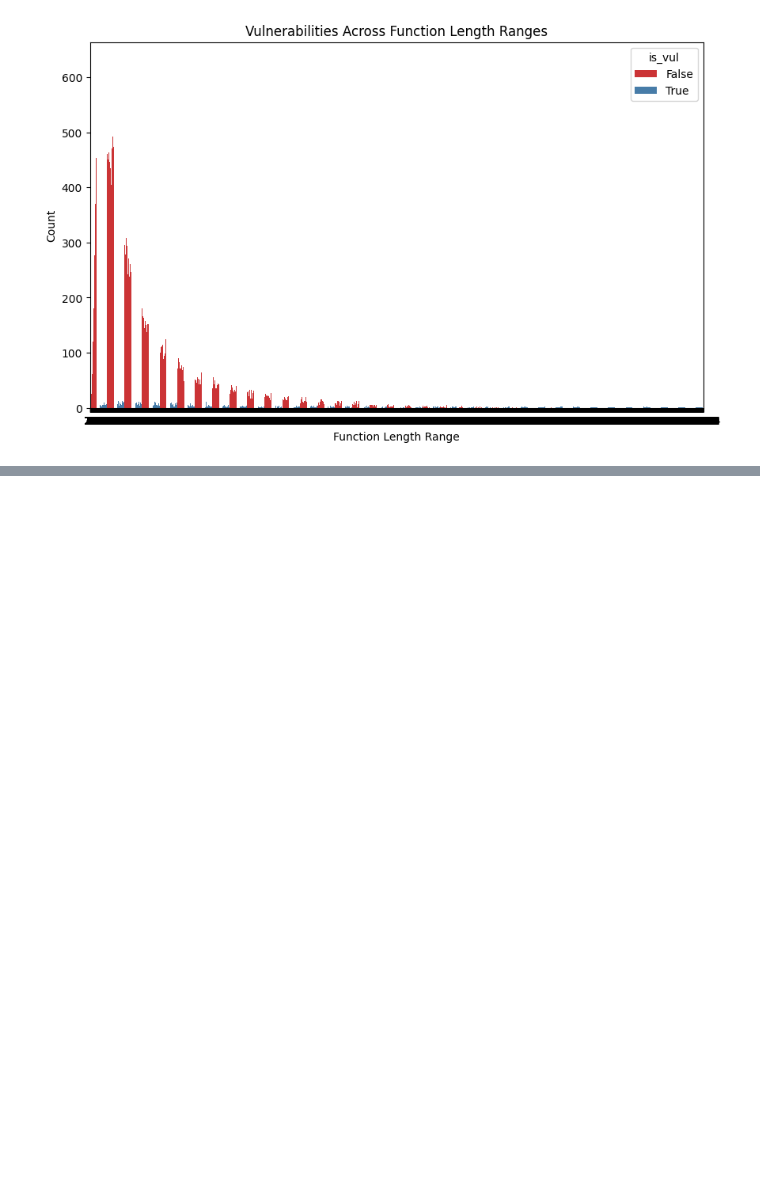
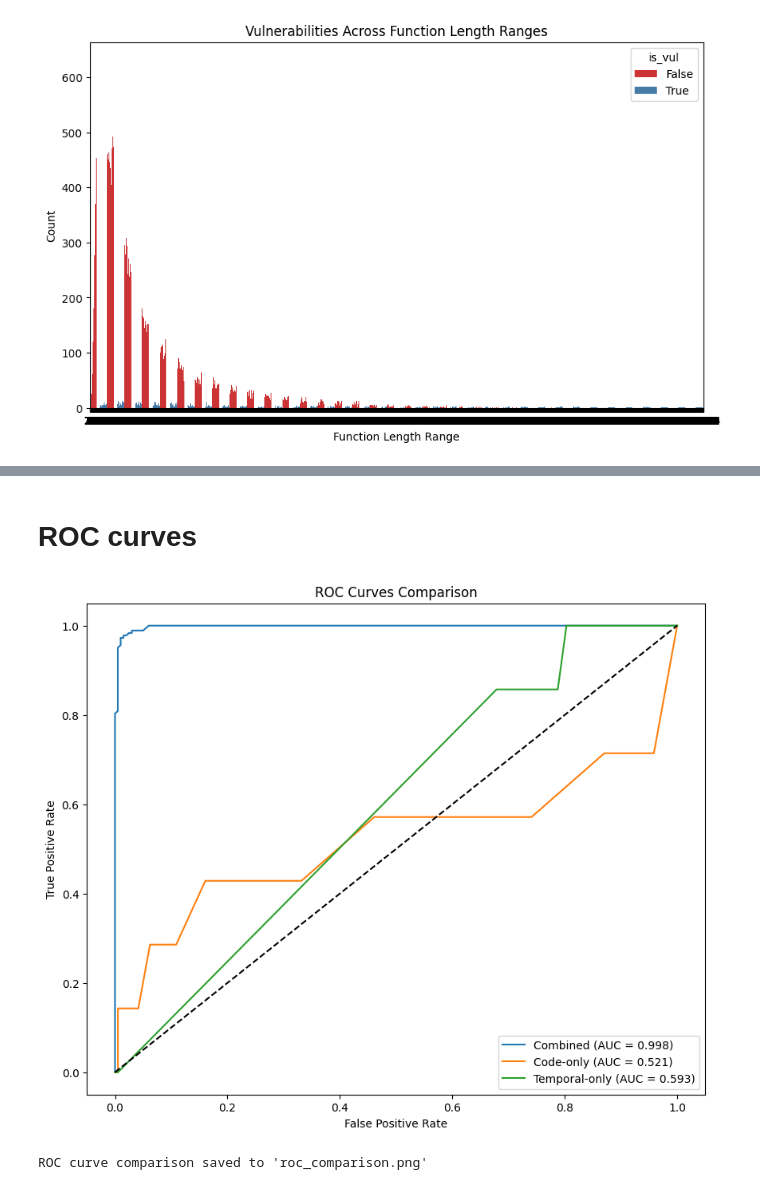
Before and after one commit to joeadham/MineSecVulnOSS, a Jupyter notebook: Data_driven_software_course_project.ipynb, the cells around one changed output, grey strips where cells are left out. Saved outputs shown, nothing was run; the diff lists cells and outputs as text; code cells hidden in the pictures; blank space fills up the shorter version.

```diff
--- a/Data_driven_software_course_project.ipynb
+++ b/Data_driven_software_course_project.ipynb
@@ -256,0 +241,9 @@ Combined - Precision: 0.0000, Recall: 0.0000, F1-score: 0.0000
+# %%
+# Stratified sampling based on 'is_vul' coloumn
+subset_df = df.groupby('is_vul', group_keys=False).apply(lambda x: x.sample(min(len(x), subset_size // 2)))
+subset_indices = subset_df.index
+
+# Computing embeddings for 'func'
+embeddings = subset_df['func'].apply(get_embedding)
+embedding_array = np.stack(embeddings.values)
+print(f"Embedding shape: {embedding_array.shape}")
@@ -256,0 +252,12 @@ Combined - Precision: 0.0000, Recall: 0.0000, F1-score: 0.0000
+# %%
+
+# Extract corresponding temporal features and labels
+X_temporal_subset = feature_df.loc[subset_indices, ['past_vul_count', 'commit_count',
+                                                  'file_commits_since_last_vul', 'repo_commits_since_last_vul']]
+y_subset = feature_df.loc[subset_indices, 'label']
+
+# Check label distribution
+print("Label distribution in full dataset:")
+print(df['is_vul'].value_counts(normalize=True))
+print("Label distribution in subset:")
+print(y_subset.value_counts(normalize=True))
@@ -256,0 +391,26 @@ Combined - Precision: 0.0000, Recall: 0.0000, F1-score: 0.0000
+# %% [markdown]
+# ROC curves
+# %%
+plt.figure(figsize=(10, 8))
+
+for name, clf, X_test, y_test in [
+    ('Combined', clf_combined, X_combined_test, y_combined_test),
+    ('Code-only', clf_code, X_code_test, y_code_test),
+    ('Temporal-only', clf_temporal, X_temporal_test, y_temporal_test)
+]:
+    y_score = clf.predict_proba(X_test)[:, 1]
+    fpr, tpr, _ = roc_curve(y_test, y_score)
+    plt.plot(fpr, tpr, label=f'{name} (AUC = {roc_auc_score(y_test, y_score):.3f})')
+
+plt.plot([0, 1], [0, 1], 'k--')
+plt.xlabel('False Positive Rate')
+plt.ylabel('True Positive Rate')
+plt.title('ROC Curves Comparison')
+plt.legend()
+plt.savefig('roc_comparison.png')
+plt.show()
+
+print("\nROC curve comparison saved to 'roc_comparison.png'")
+# %% [output]
+[figure, added]
+ROC curve comparison saved to 'roc_comparison.png'
```
Also changed, not shown: parts of 21 cells of this notebook.
